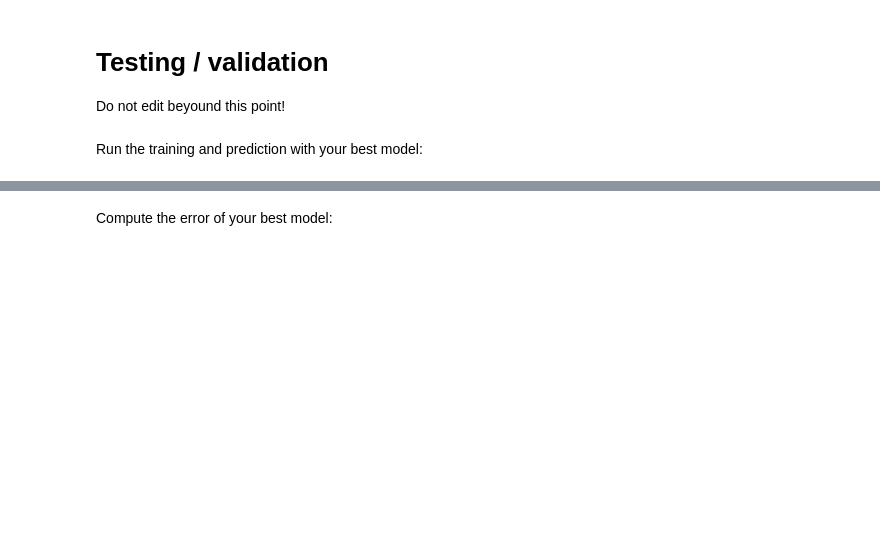
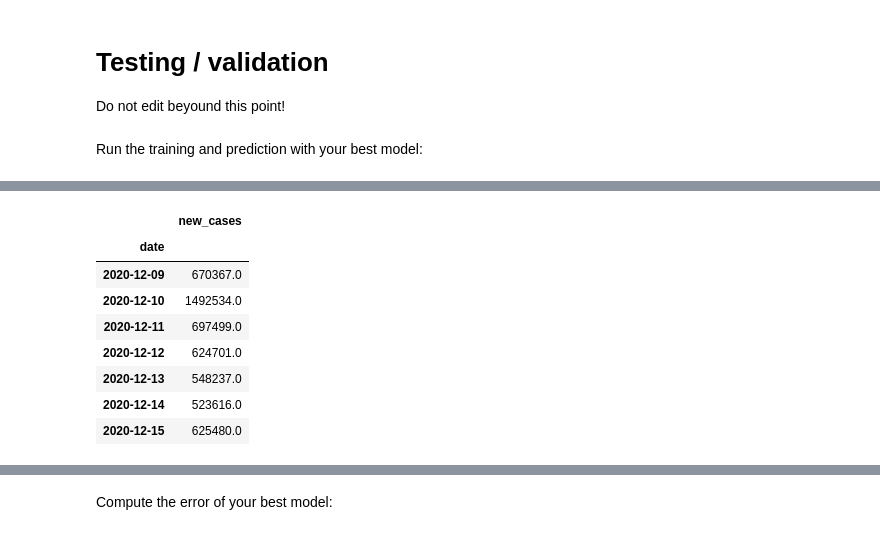
Before and after one commit to Viliuskerutis/AML, a Jupyter notebook: AML_MP3_Kerutis.ipynb, the cells around one changed output, grey strips where cells are left out. Cells and saved outputs as stored; diff of their text form; code cells hidden in the pictures; blank space fills up the shorter version.

```diff
--- a/AML_MP3_Kerutis.ipynb
+++ b/AML_MP3_Kerutis.ipynb
@@ -185,0 +226,12 @@ training_time_series
+# %%
+testing_time_series
+# %% [output]
+|  | new_cases |
+| date |  |
+| 2020-12-09 | 670367.0 |
+| 2020-12-10 | 1492534.0 |
+| 2020-12-11 | 697499.0 |
+| 2020-12-12 | 624701.0 |
+| 2020-12-13 | 548237.0 |
+| 2020-12-14 | 523616.0 |
+| 2020-12-15 | 625480.0 |
```
Also changed, not shown: parts of 20 cells of this notebook.
